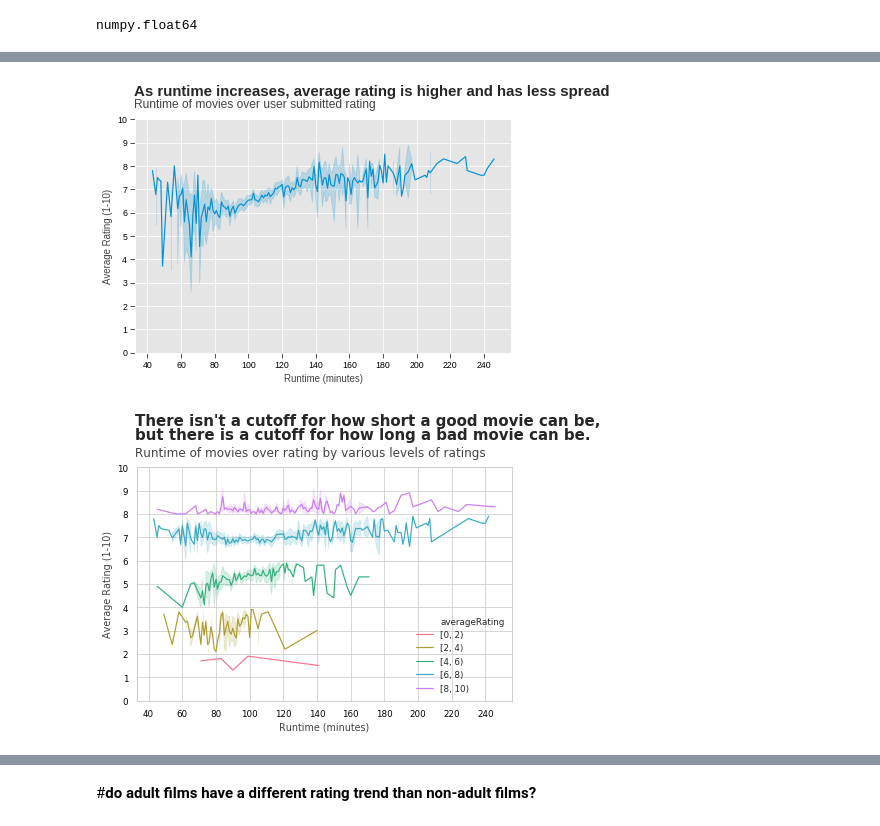
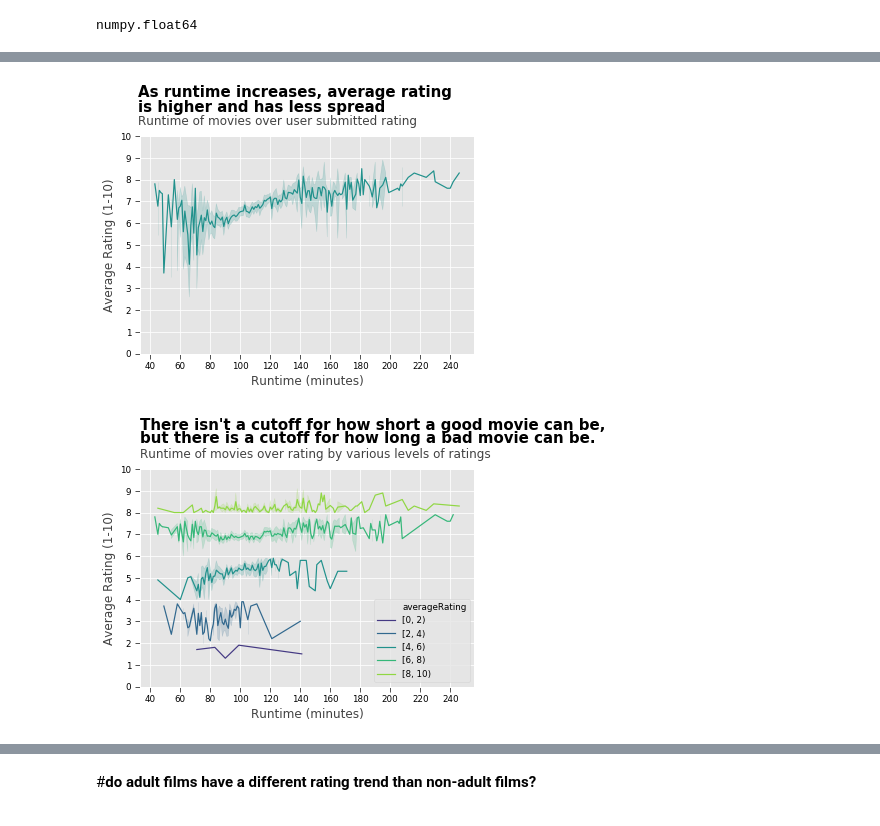
Before and after one commit to LambdaSchool/DS-Unit-1-Sprint-5-Data-Storytelling-Blog-Post, a Jupyter notebook: TristaWeek5.ipynb, the cells around one changed output, grey strips where cells are left out. Drawn from its saved outputs; the diff is of its cells as text; code cells hidden in the pictures.

Commit message:
Completely done with notebook; made style for all graphs consistent

```diff
--- a/TristaWeek5.ipynb
+++ b/TristaWeek5.ipynb
@@ -540,33 +539,35 @@ ct.plot(kind='bar');
 # %%
-sns.set_context("paper")
+plt.style.use('ggplot')
 ax = sns.lineplot(data=length, x=length['runtimeMinutes'],
                   y=length['averageRating'],
-                  color='#0491D5', dashes=False, legend=False);
-ax.text(x=32, y=11, s="As runtime increases, average rating is higher and has less spread", fontsize=15, fontweight='bold')
+                  color='#21918C', dashes=False, legend=False);
+ax.text(x=32, y=11.8, s="As runtime increases, average rating", fontsize=15, fontweight='bold')
+ax.text(x=32, y=11.1, s="is higher and has less spread", fontsize=15, fontweight='bold')
 ax.text(x=32, y=10.5, s='Runtime of movies over user submitted rating', fontsize=12, color='#424242');
 ax.set(yticks=range(0,11,1));
-ax.set(xticks=range(40, 250, 20));
+ax.set(xticks=range(40, 260, 20));
 ax.tick_params(axis='both', labelcolor='black')
 plt.xlabel('Runtime (minutes)', color='#424242');
 plt.ylabel('Average Rating (1-10)', color='#424242');
+#up to 4 hours
 # %% [output]
-[figure, old version]
+[figure, new version]
 # %%
 #Line plot comparing 1-4, 5-6, 7-8, 9-10
 ratingRange = [0, 2, 4, 6, 8, 10]
 ratingBin = pd.cut(length['averageRating'], ratingRange, right=False)
 
-sns.set_context("paper")
+plt.style.use('ggplot')
 ax = sns.lineplot(data=length, x=length['runtimeMinutes'],
                   y=length['averageRating'], hue=ratingBin,
-                  dashes=False, legend='brief', palette='husl');
+                  dashes=False, legend='brief', palette='viridis');
 ax.set(yticks=range(0,11,1));
-ax.set(xticks=range(40, 250, 20));
+ax.set(xticks=range(40, 260, 20));
 ax.tick_params(axis='both', labelcolor='black')
-ax.text(x=32, y=11.8, s="There isn't a cutoff for how short a good movie can be,", fontsize=15, fontweight='bold')
-ax.text(x=32, y=11.2, s="but there is a cutoff for how long a bad movie can be.", fontsize=15, fontweight='bold')
-ax.text(x=32, y=10.5, s='Runtime of movies over rating by various levels of ratings', fontsize=12, color='#424242');
+ax.text(x=33, y=11.8, s="There isn't a cutoff for how short a good movie can be,", fontsize=15, fontweight='bold')
+ax.text(x=33, y=11.2, s="but there is a cutoff for how long a bad movie can be.", fontsize=15, fontweight='bold')
+ax.text(x=33, y=10.5, s='Runtime of movies over rating by various levels of ratings', fontsize=12, color='#424242');
 plt.xlabel('Runtime (minutes)', color='#424242');
 plt.ylabel('Average Rating (1-10)', color='#424242');
 # %% [output]
-[figure, old version]
+[figure, new version]
```
Also changed, not shown: parts of 28 cells of this notebook.
